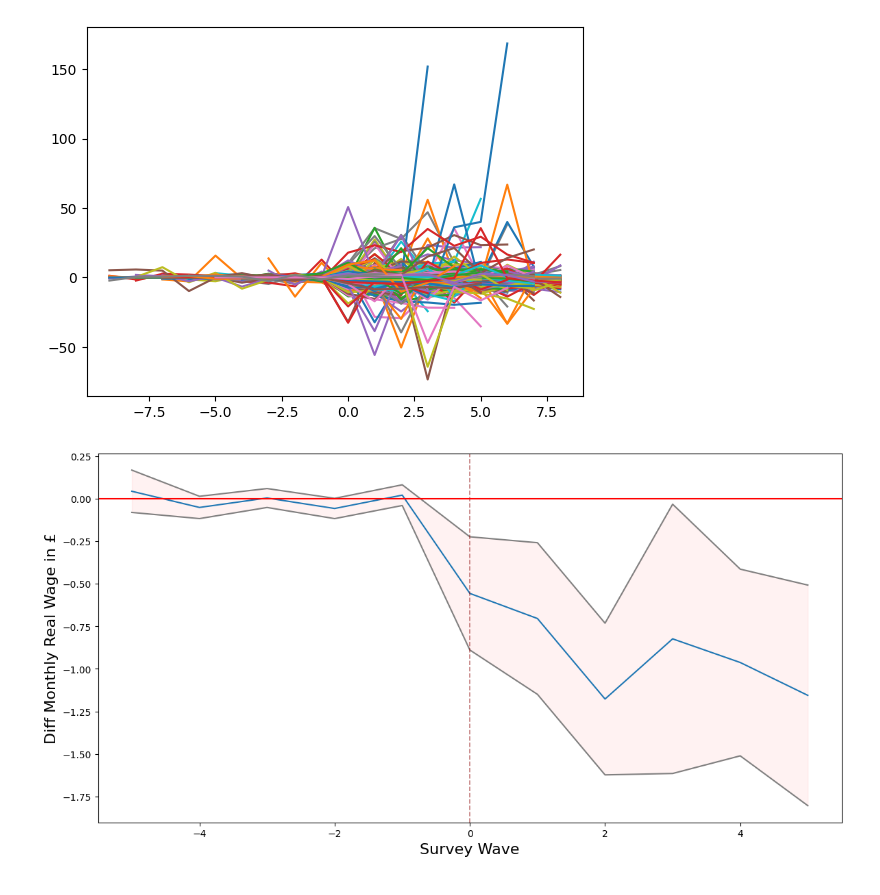
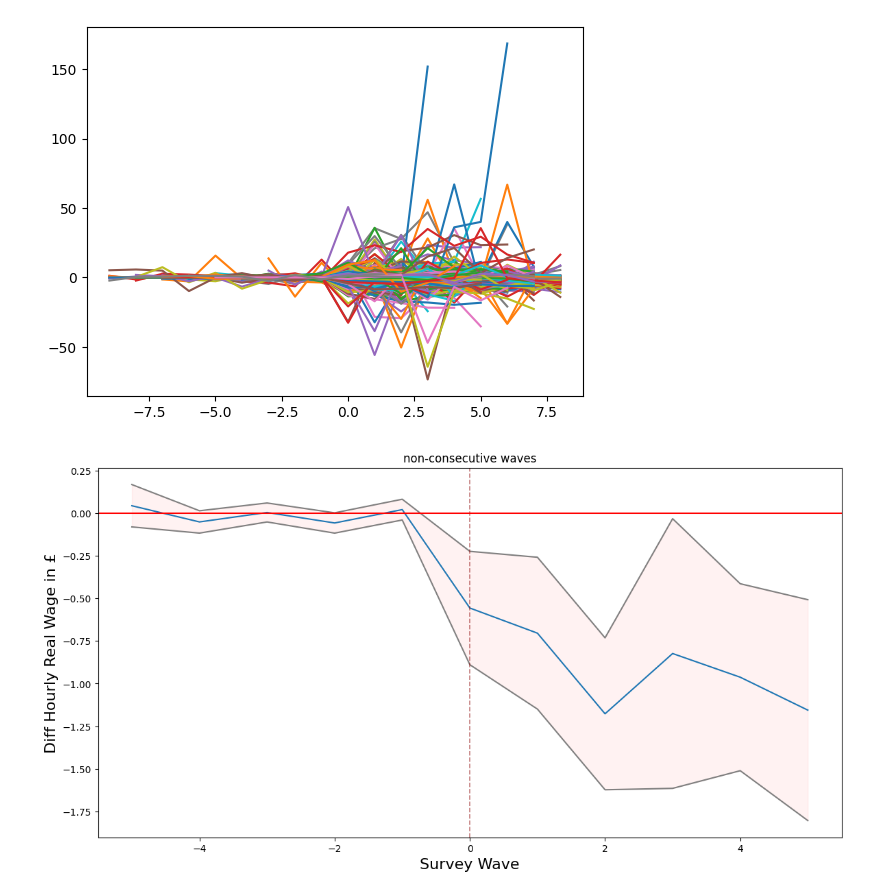
Before and after one commit to centre-for-care/costofcare, a Jupyter notebook: final_analysis.ipynb, the cells around one changed output. Drawn from its saved outputs; the diff is of its cells as text; code cells hidden in the pictures.

```diff
--- a/final_analysis.ipynb
+++ b/final_analysis.ipynb
@@ -613,25 +613,26 @@ isc_list = isc(samples)
 # %%
 import math
 import matplotlib.ticker as mtick
 from matplotlib.pyplot import figure
 
 figure(figsize=(14, 7))
 differences = pd.concat(isc_list['diffs'], axis=1).sort_index()
 differences.loc[-5:5].mean(axis=1).plot()
 (differences.loc[-5:5].mean(axis=1) + (1.96*(differences.loc[-5:5].std(axis=1)/differences.loc[-5:5].count(axis=1).apply(math.sqrt)))).plot(color='grey')
 (differences.loc[-5:5].mean(axis=1) - (1.96*(differences.loc[-5:5].std(axis=1)/differences.loc[-5:5].count(axis=1).apply(math.sqrt)))).plot(color='grey')
 differences.count()
 plt.axvline(x=0, linestyle='--', color='darkred', alpha=.5, linewidth=1.25)
 plt.xlabel('Survey Wave', fontsize=16)
-plt.ylabel('Diff Monthly Real Wage in £', fontsize=16)
+plt.ylabel('Diff Hourly Real Wage in £', fontsize=16)
 plt.axhline(y=0, color='r', linestyle='-')
+plt.title('non-consecutive waves')
 plt.fill_between(x=differences.loc[-5:5].index,
                  y1=differences.loc[-5:5].mean(axis=1) + (1.96*(differences.loc[-5:5].std(axis=1)/differences.loc[-5:5].count(axis=1).apply(math.sqrt))),
                  y2=differences.loc[-5:5].mean(axis=1) - (1.96*(differences.loc[-5:5].std(axis=1)/differences.loc[-5:5].count(axis=1).apply(math.sqrt))),
                      color='red', alpha=0.05)
 plt.show()
 # %% [output]
-[figure, old version]
+[figure, new version]
 # %%
 differences.count(axis=1)
 # %% [output]
```
Also changed, not shown: 2 other files.
